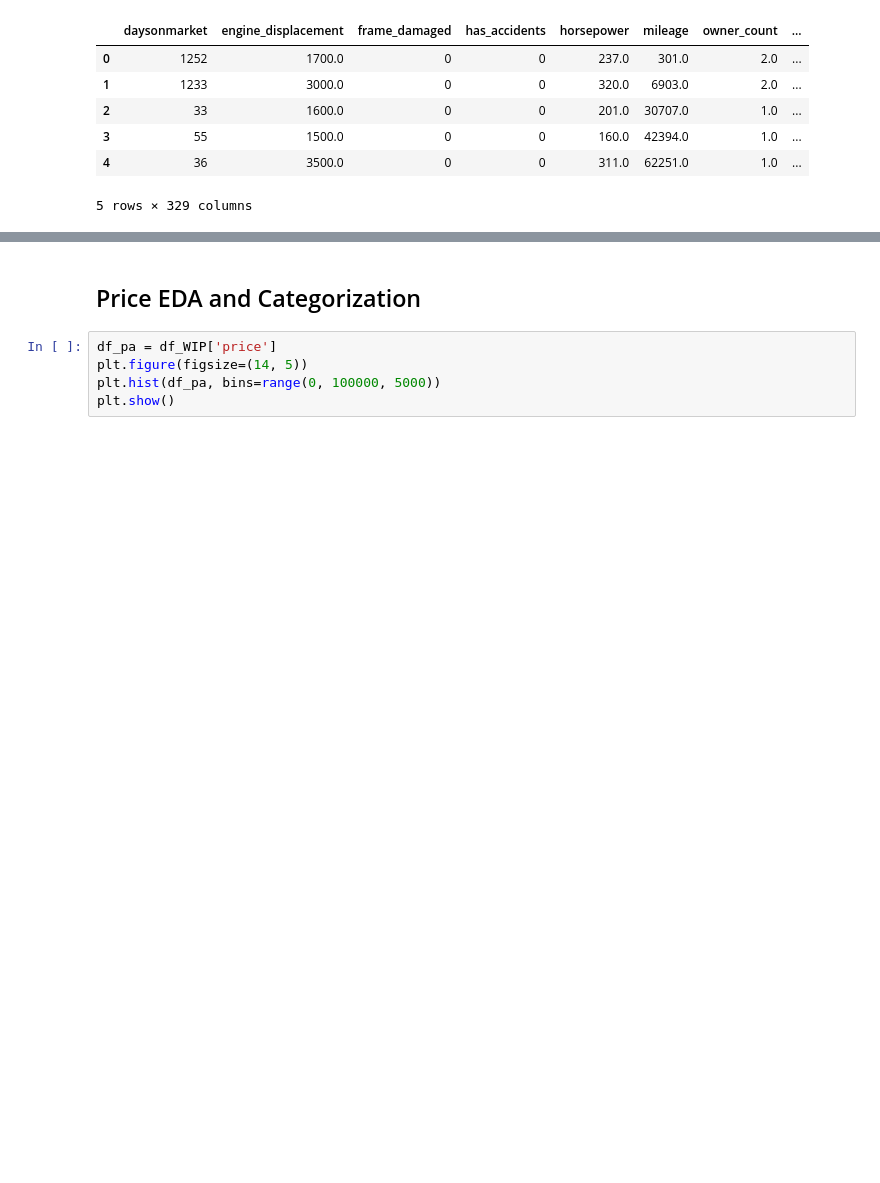
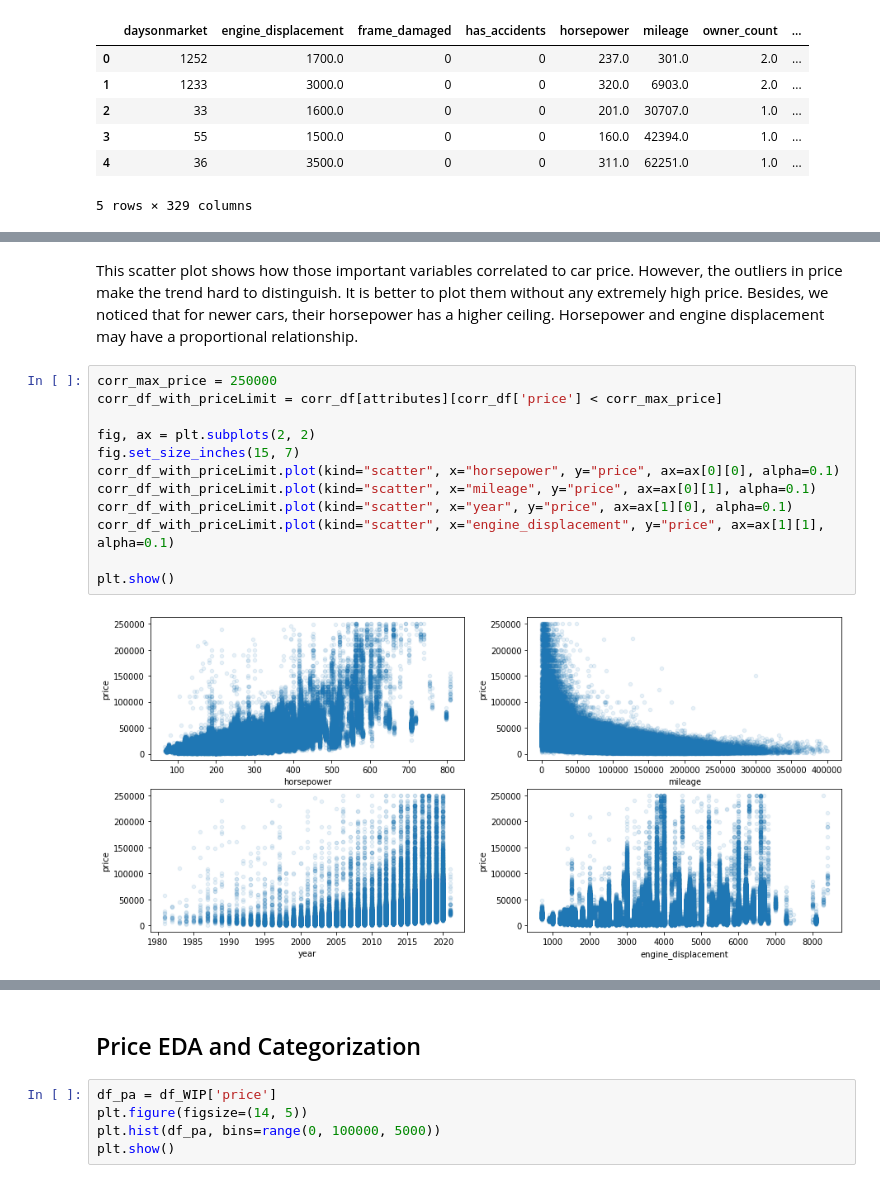
Before and after one commit to COGS118A/Group056-Sp22, a Jupyter notebook: FinalProject_group056.ipynb, the cells around one changed output, grey strips where cells are left out. Saved outputs shown, nothing was run; the diff lists cells and outputs as text; blank space fills up the shorter version.

```diff
--- a/FinalProject_group056.ipynb
+++ b/FinalProject_group056.ipynb
@@ -143,0 +181,16 @@ df_WIP.head()
+# %% [markdown]
+This scatter plot shows how those important variables correlated to car price. However, the outliers in price make the trend hard to distinguish. It is better to plot them without any extremely high price.  Besides, we noticed that for newer cars, their horsepower has a higher ceiling. Horsepower and engine displacement may have a proportional relationship.
+# %%
+corr_max_price = 250000
+corr_df_with_priceLimit = corr_df[attributes][corr_df['price'] < corr_max_price]
+
+fig, ax = plt.subplots(2, 2)
+fig.set_size_inches(15, 7)
+corr_df_with_priceLimit.plot(kind="scatter", x="horsepower", y="price", ax=ax[0][0], alpha=0.1)
+corr_df_with_priceLimit.plot(kind="scatter", x="mileage", y="price", ax=ax[0][1], alpha=0.1)
+corr_df_with_priceLimit.plot(kind="scatter", x="year", y="price", ax=ax[1][0], alpha=0.1)
+corr_df_with_priceLimit.plot(kind="scatter", x="engine_displacement", y="price", ax=ax[1][1], alpha=0.1)
+
+plt.show()
+# %% [output]
+[figure, added]
```
Also changed, not shown: parts of 7 cells of this notebook.
